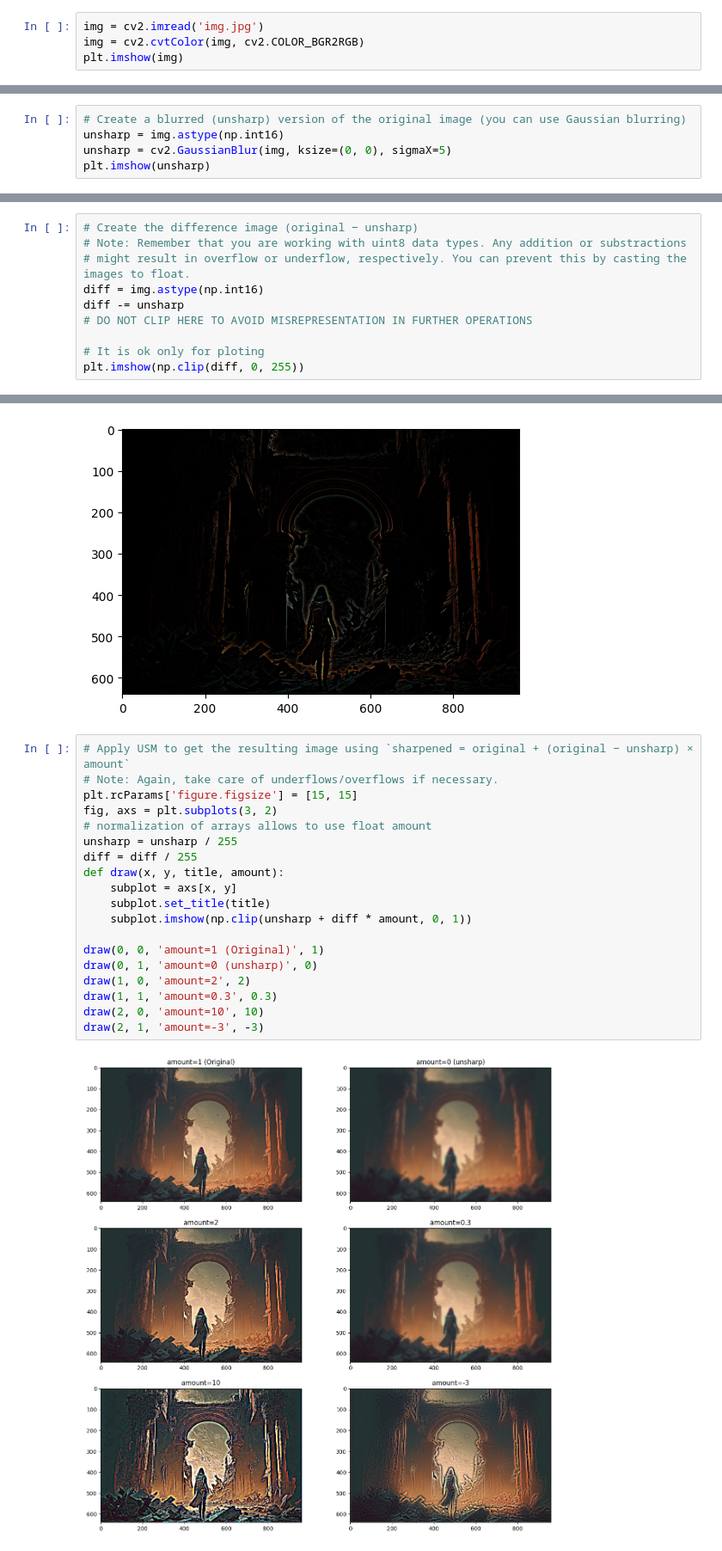
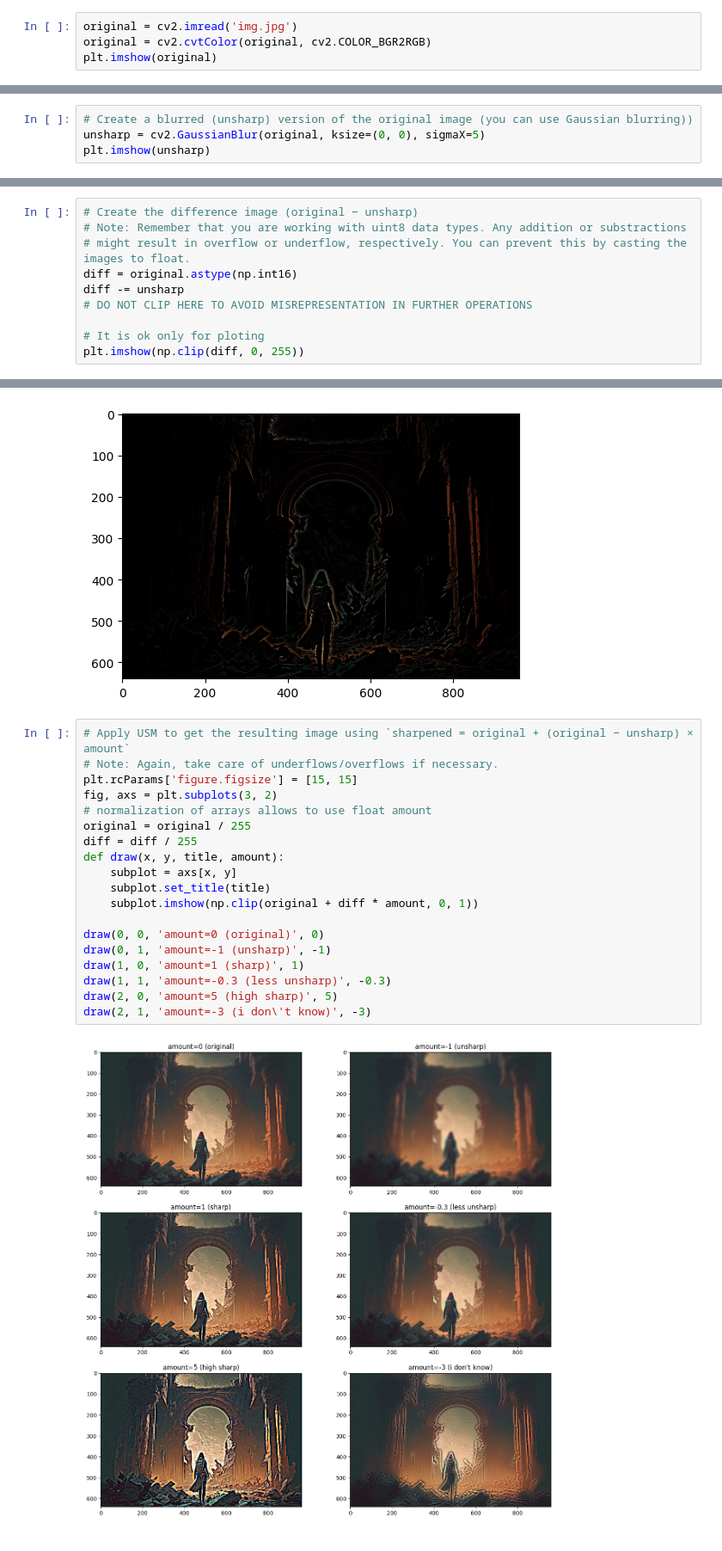
Before and after one commit to oleksandr-grabovyi/rd3, a Jupyter notebook: Homework.ipynb, the cells around one changed output, grey strips where cells are left out. Shown at 86% size. Saved outputs shown, nothing was run; the diff lists cells and outputs as text.

```diff
--- a/Homework.ipynb
+++ b/Homework.ipynb
@@ -20,16 +20,15 @@ import numpy as np
 from matplotlib import pyplot as plt
 plt.rcParams['figure.figsize'] = [7, 4]
 # %%
-img = cv2.imread('img.jpg')
-img = cv2.cvtColor(img, cv2.COLOR_BGR2RGB)
-plt.imshow(img)
+original = cv2.imread('img.jpg')
+original = cv2.cvtColor(original, cv2.COLOR_BGR2RGB)
+plt.imshow(original)
 # %% [output]
 <matplotlib.image.AxesImage at 0x...>
 [figure]
 # %%
-# Create a blurred (unsharp) version of the original image (you can use Gaussian blurring)
-unsharp = img.astype(np.int16)
-unsharp = cv2.GaussianBlur(img, ksize=(0, 0), sigmaX=5)
+# Create a blurred (unsharp) version of the original image (you can use Gaussian blurring))
+unsharp = cv2.GaussianBlur(original, ksize=(0, 0), sigmaX=5)
 plt.imshow(unsharp)
 # %% [output]
 <matplotlib.image.AxesImage at 0x...>
@@ -38,7 +37,7 @@ plt.imshow(unsharp)
 # Create the difference image (original − unsharp)
 # Note: Remember that you are working with uint8 data types. Any addition or substractions
 # might result in overflow or underflow, respectively. You can prevent this by casting the images to float.
-diff = img.astype(np.int16)
+diff = original.astype(np.int16)
 diff -= unsharp
 # DO NOT CLIP HERE TO AVOID MISREPRESENTATION IN FURTHER OPERATIONS
 
@@ -50,24 +49,24 @@ plt.imshow(np.clip(diff, 0, 255))
 # %%
 # Apply USM to get the resulting image using `sharpened = original + (original − unsharp) × amount`
 # Note: Again, take care of underflows/overflows if necessary.
 plt.rcParams['figure.figsize'] = [15, 15]
 fig, axs = plt.subplots(3, 2)
 # normalization of arrays allows to use float amount
-unsharp = unsharp / 255
+original = original / 255
 diff = diff / 255
 def draw(x, y, title, amount):
     subplot = axs[x, y]
     subplot.set_title(title)
-    subplot.imshow(np.clip(unsharp + diff * amount, 0, 1))
+    subplot.imshow(np.clip(original + diff * amount, 0, 1))
 
-draw(0, 0, 'amount=1 (Original)', 1)
-draw(0, 1, 'amount=0 (unsharp)', 0)
-draw(1, 0, 'amount=2', 2)
-draw(1, 1, 'amount=0.3', 0.3)
-draw(2, 0, 'amount=10', 10)
-draw(2, 1, 'amount=-3', -3)
+draw(0, 0, 'amount=0 (original)', 0)
+draw(0, 1, 'amount=-1 (unsharp)', -1)
+draw(1, 0, 'amount=1 (sharp)', 1)
+draw(1, 1, 'amount=-0.3 (less unsharp)', -0.3)
+draw(2, 0, 'amount=5 (high sharp)', 5)
+draw(2, 1, 'amount=-3 (i don\'t know)', -3)
 # %% [output]
-[figure, old version]
+[figure, new version]
 # %% [markdown]
 ### Questions
 * What is a good (reasonable) value for the `amount` parameter?
```
Also changed, not shown: parts of 1 cell of this notebook.
